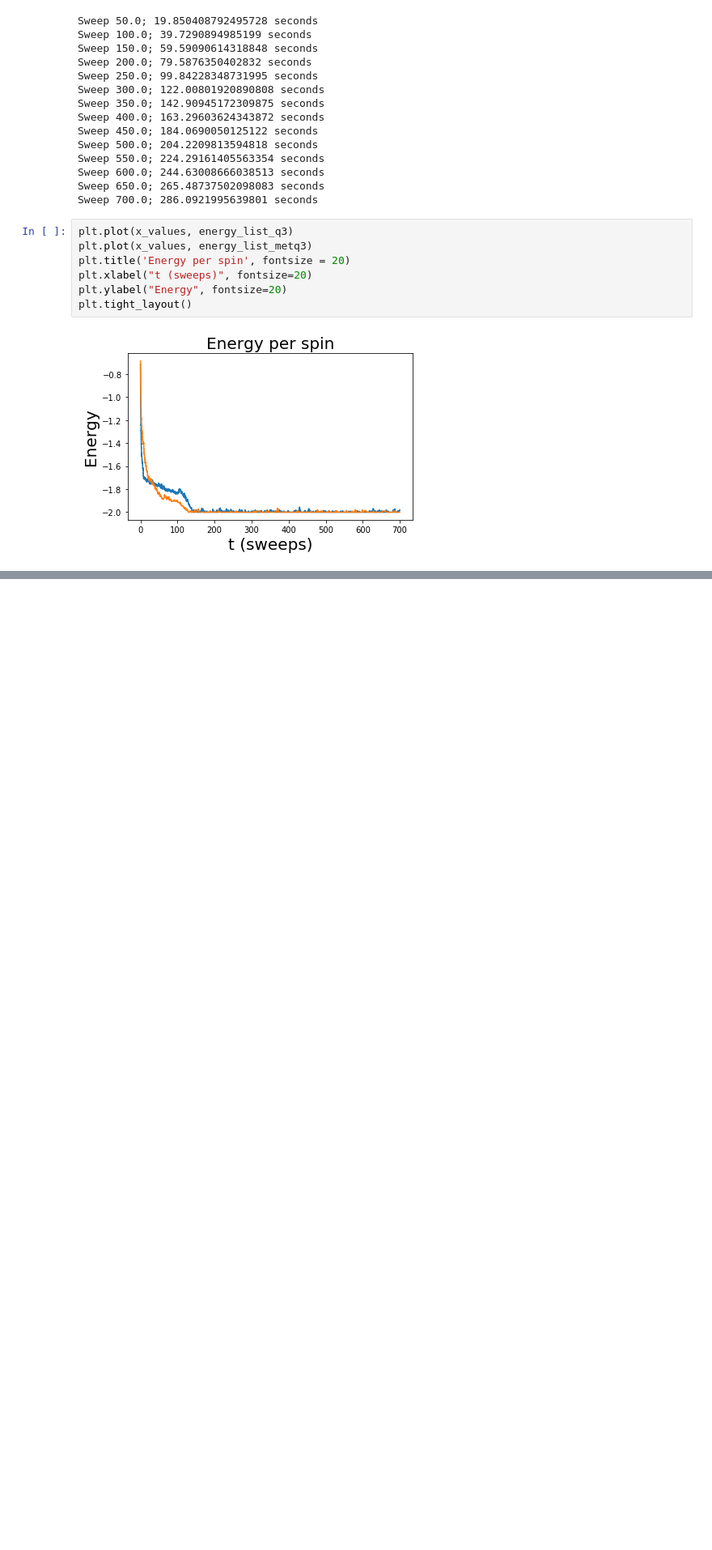
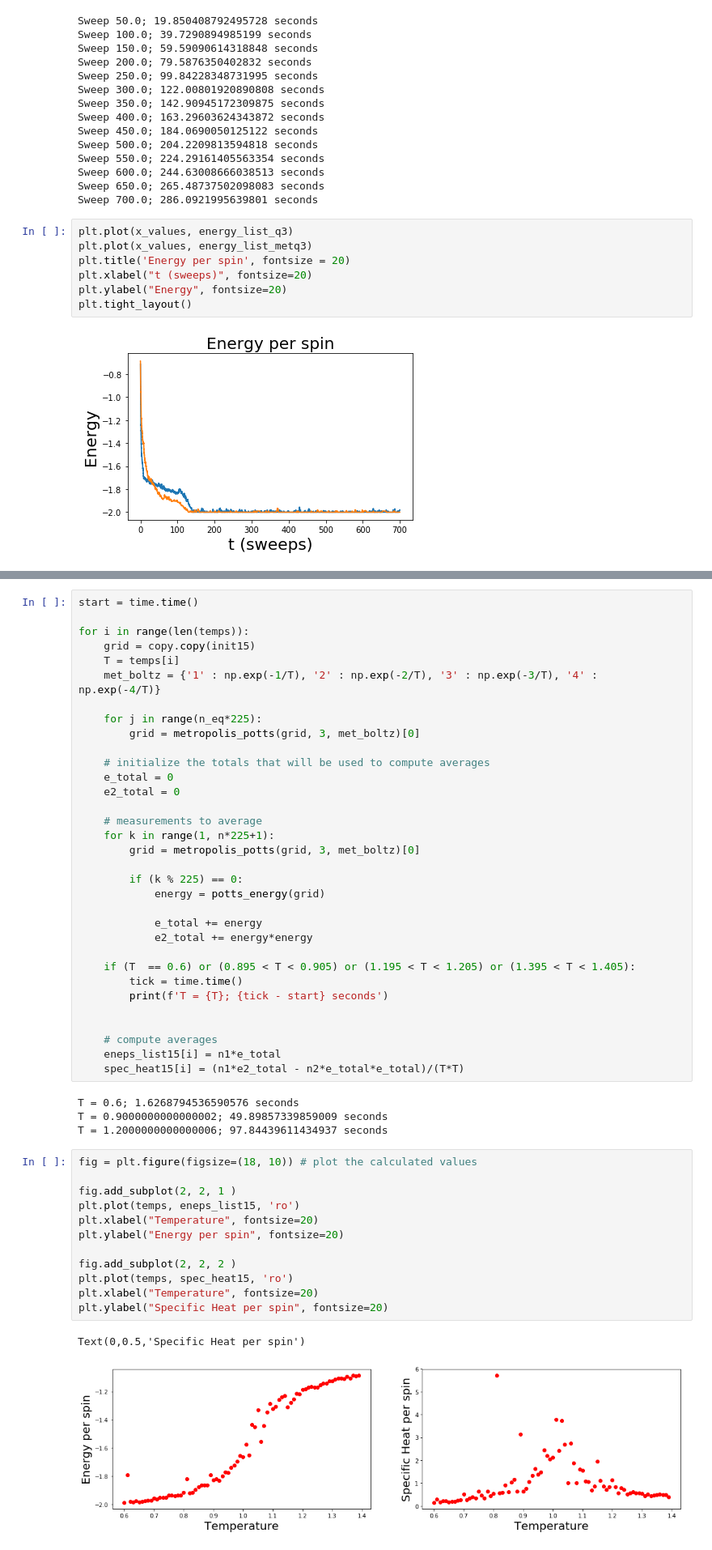
Before and after one commit to kaitshin/PHYSICS113-final-project, a Jupyter notebook: Potts.ipynb, the cells around one changed output, grey strips where cells are left out. Shown at 81% size. Cells and saved outputs as stored; diff of their text form; blank space fills up the shorter version.

```diff
--- a/Potts.ipynb
+++ b/Potts.ipynb
@@ -326,0 +465,52 @@ plt.tight_layout()
+# %%
+start = time.time()
+
+for i in range(len(temps)):
+    grid = copy.copy(init15)
+    T = temps[i]
+    met_boltz = {'1' : np.exp(-1/T), '2' : np.exp(-2/T), '3' : np.exp(-3/T), '4' : np.exp(-4/T)}
+
+    for j in range(n_eq*225):
+        grid = metropolis_potts(grid, 3, met_boltz)[0]
+
+    # initialize the totals that will be used to compute averages
+    e_total = 0
+    e2_total = 0
+
+    # measurements to average
+    for k in range(1, n*225+1):
+        grid = metropolis_potts(grid, 3, met_boltz)[0]
+
+        if (k % 225) == 0:
+            energy = potts_energy(grid)
+
+            e_total += energy
+            e2_total += energy*energy
+
+    if (T  == 0.6) or (0.895 < T < 0.905) or (1.195 < T < 1.205) or (1.395 < T < 1.405):
+        tick = time.time()
+        print(f'T = {T}; {tick - start} seconds')
+
+
+    # compute averages
+    eneps_list15[i] = n1*e_total
+    spec_heat15[i] = (n1*e2_total - n2*e_total*e_total)/(T*T)
+# %% [output]
+T = 0.6; 1.6268794536590576 seconds
+T = 0.9000000000000002; 49.89857339859009 seconds
+T = 1.2000000000000006; 97.84439611434937 seconds
+# %%
+fig = plt.figure(figsize=(18, 10)) # plot the calculated values
+
+fig.add_subplot(2, 2, 1 )
+plt.plot(temps, eneps_list15, 'ro')
+plt.xlabel("Temperature", fontsize=20)
+plt.ylabel("Energy per spin", fontsize=20)
+
+fig.add_subplot(2, 2, 2 )
+plt.plot(temps, spec_heat15, 'ro')
+plt.xlabel("Temperature", fontsize=20)
+plt.ylabel("Specific Heat per spin", fontsize=20)
+# %% [output]
+Text(0,0.5,'Specific Heat per spin')
+[figure, added]
```
Also changed, not shown: parts of 31 cells of this notebook.
